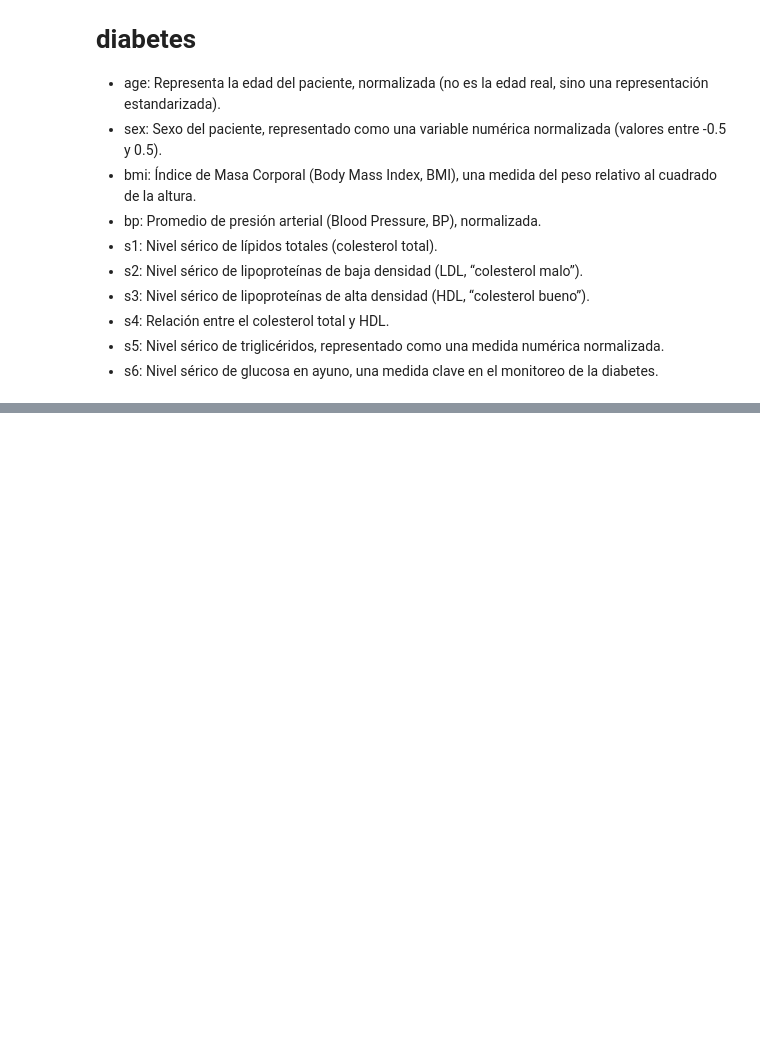
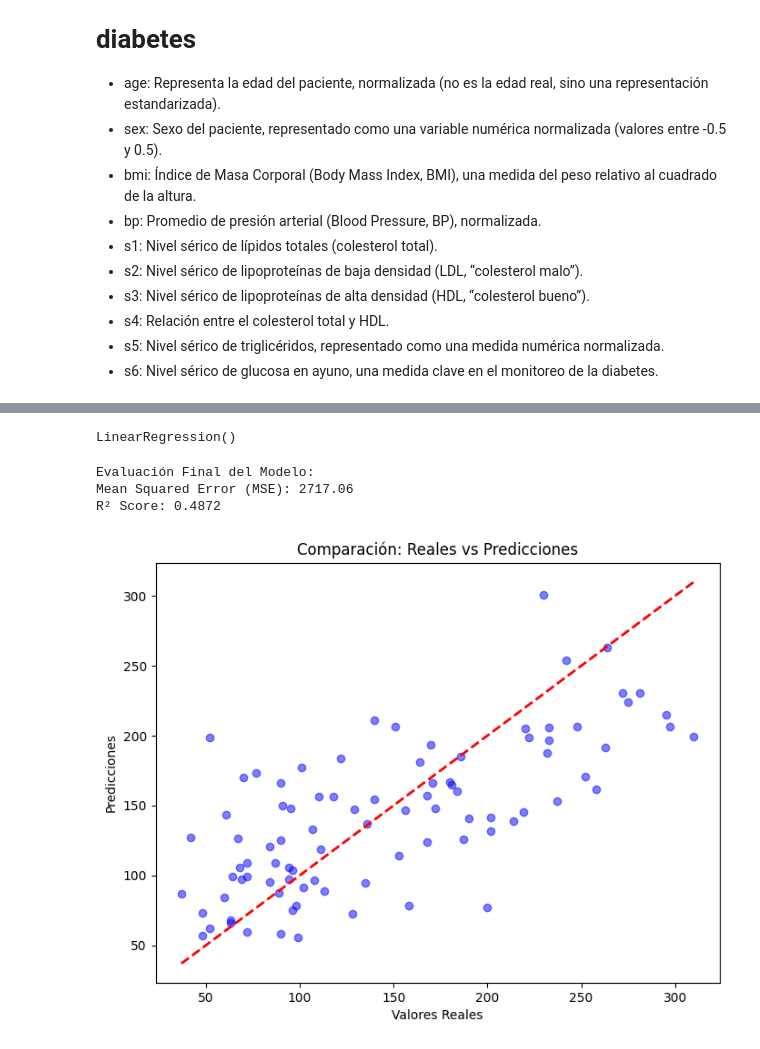
Before and after one commit to ITzDier/regresion_lineal, a Jupyter notebook: 1_regresion_lineal_diabetes.ipynb, the cells around one changed output, grey strips where cells are left out. Saved outputs shown, nothing was run; the diff lists cells and outputs as text; code cells hidden in the pictures; blank space fills up the shorter version.

Commit message:
Se implemento la regresión linear y se ejecutó correctamente con respecto al funcionamiento, y se guardaron las capturas en la carpeta img dentro de src.

```diff
--- a/1_regresion_lineal_diabetes.ipynb
+++ b/1_regresion_lineal_diabetes.ipynb
@@ -56,3 +56,47 @@ df.head()
 | 2 | 0.085299 | 0.050680 | 0.044451 | -0.005670 | -0.045599 | -0.034194 | -0.032356 | -0.002592 | 0.002861 | -0.025930 | 141.0 | ... |
 | 3 | -0.089063 | -0.044642 | -0.011595 | -0.036656 | 0.012191 | 0.024991 | -0.036038 | 0.034309 | 0.022688 | -0.009362 | 206.0 | ... |
 | 4 | 0.005383 | -0.044642 | -0.036385 | 0.021872 | 0.003935 | 0.015596 | 0.008142 | -0.002592 | -0.031988 | -0.046641 | 135.0 | ... |
+# %%
+# Definimos nuestras variables independientes (incluyendo las nuevas)
+# Eliminamos 'target' porque es lo que queremos predecir
+X = df.drop('target', axis=1)
+y = df['target']
+# %%
+from sklearn.model_selection import train_test_split
+from sklearn.linear_model import LinearRegression
+from sklearn.metrics import mean_squared_error, r2_score
+
+# Dividimos en set de entrenamiento y prueba (80% - 20%)
+X_train, X_test, y_train, y_test = train_test_split(X, y, test_size=0.2, random_state=42)
+
+# Creamos y entrenamos el modelo
+modelo = LinearRegression()
+modelo.fit(X_train, y_train)
+# %% [output]
+LinearRegression()
+# %%
+# Realizamos predicciones
+y_pred = modelo.predict(X_test)
+
+# Calculamos métricas
+mse = mean_squared_error(y_test, y_pred)
+r2 = r2_score(y_test, y_pred)
+
+print(f"Evaluación Final del Modelo:")
+print(f"Mean Squared Error (MSE): {mse:.2f}")
+print(f"R² Score: {r2:.4f}")
+# %% [output]
+Evaluación Final del Modelo:
+Mean Squared Error (MSE): 2717.06
+R² Score: 0.4872
+# %%
+# Gráfica añadida para su mejor previsualización
+plt.figure(figsize=(8, 6))
+plt.scatter(y_test, y_pred, alpha=0.5, color='blue')
+plt.plot([y_test.min(), y_test.max()], [y_test.min(), y_test.max()], 'r--', lw=2)
+plt.xlabel('Valores Reales')
+plt.ylabel('Predicciones')
+plt.title('Comparación: Reales vs Predicciones')
+plt.show()
+# %% [output]
+[figure, added]
```
Also changed, not shown: 2 other files.
